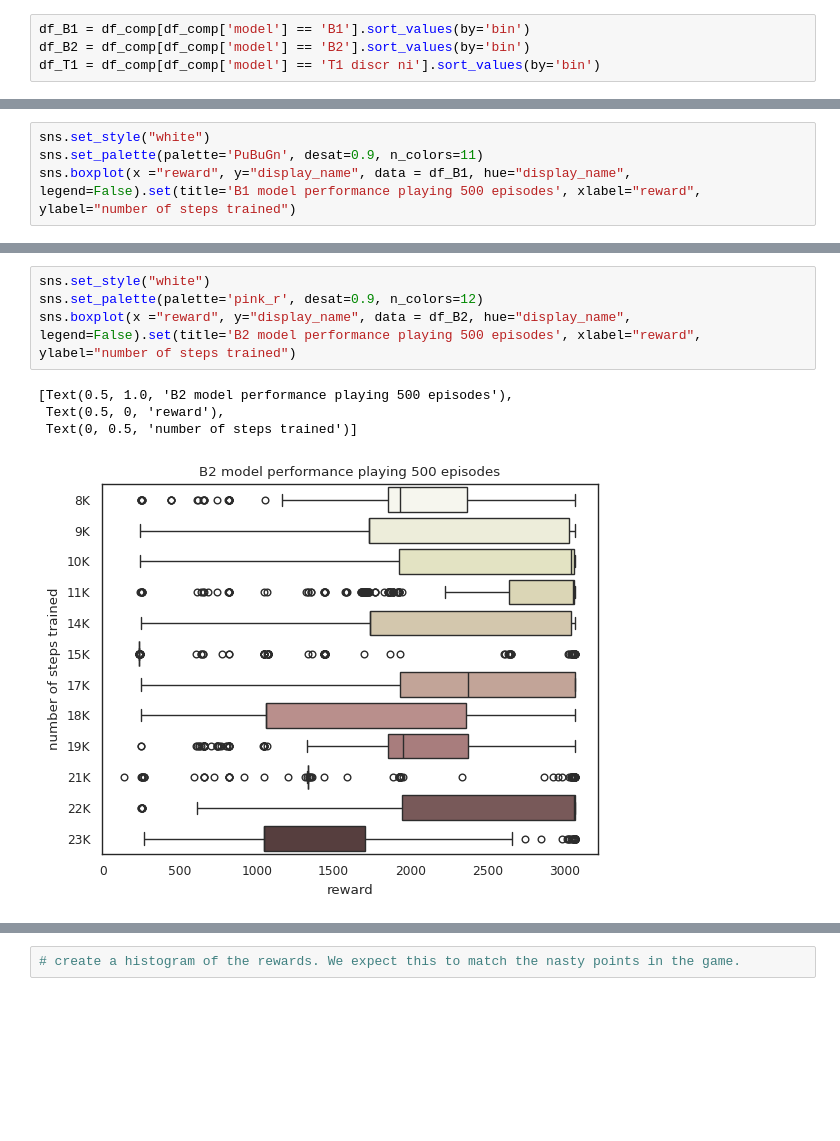
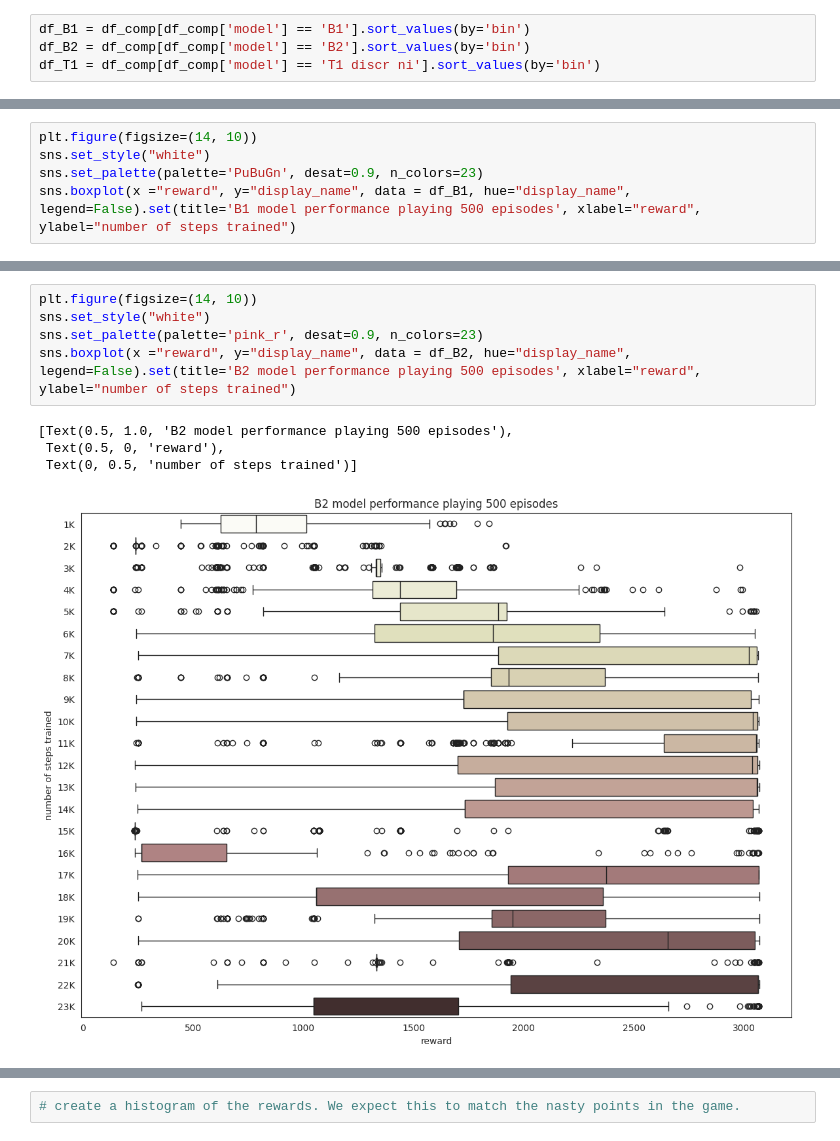
Before and after one commit to aggravated-monster/master, a Jupyter notebook: mario_visualisation/comp.ipynb, the cells around one changed output, grey strips where cells are left out. Drawn from its saved outputs; the diff is of its cells as text; blank space fills up the shorter version.

```diff
--- a/mario_visualisation/comp.ipynb
+++ b/mario_visualisation/comp.ipynb
@@ -38,6 +40,7 @@ sns.catplot(data=df_T1, kind="bar", x="display_name", y="flag", errorbar=None, a
 # %%
+plt.figure(figsize=(14, 10))
 sns.set_style("white")
-sns.set_palette(palette='PuBuGn', desat=0.9, n_colors=11)
+sns.set_palette(palette='PuBuGn', desat=0.9, n_colors=23)
 sns.boxplot(x ="reward", y="display_name", data = df_B1, hue="display_name", legend=False).set(title='B1 model performance playing 500 episodes', xlabel="reward", ylabel="number of steps trained")
 # %% [output]
 [Text(0.5, 1.0, 'B1 model performance playing 500 episodes'),
@@ -47,10 +50,11 @@ sns.boxplot(x ="reward", y="display_name", data = df_B1, hue="display_name", leg
 # %%
+plt.figure(figsize=(14, 10))
 sns.set_style("white")
-sns.set_palette(palette='pink_r', desat=0.9, n_colors=12)
+sns.set_palette(palette='pink_r', desat=0.9, n_colors=23)
 sns.boxplot(x ="reward", y="display_name", data = df_B2, hue="display_name", legend=False).set(title='B2 model performance playing 500 episodes', xlabel="reward", ylabel="number of steps trained")
 # %% [output]
 [Text(0.5, 1.0, 'B2 model performance playing 500 episodes'),
  Text(0.5, 0, 'reward'),
  Text(0, 0.5, 'number of steps trained')]
-[figure, old version]
+[figure, new version]
 # %%
```
Also changed, not shown: parts of 8 cells of this notebook, 9 other files.
